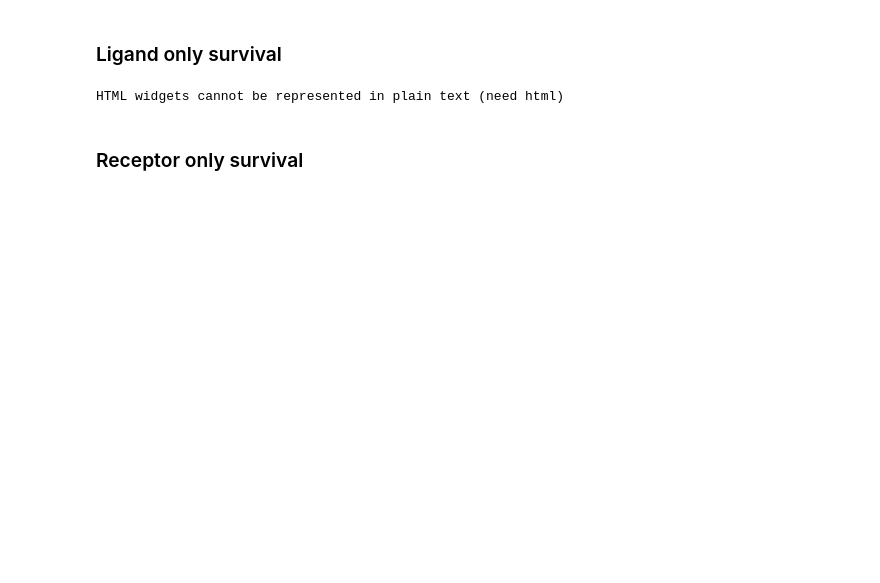
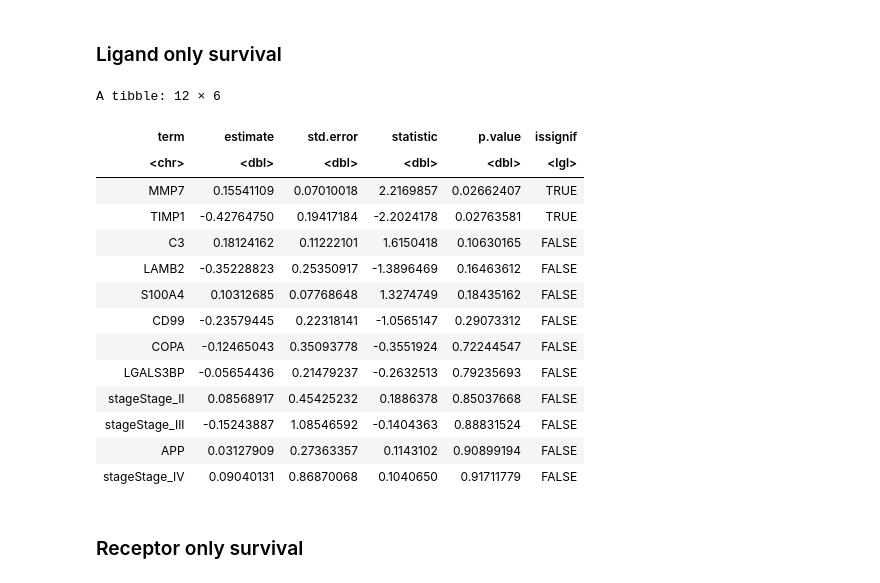
Before and after one commit to jsnagai/scACCorDiON, a Jupyter notebook: docs/source/notebooks/LRSurvival.ipynb, the cells around one changed output. Drawn from its saved outputs; the diff is of its cells as text; code cells hidden in the pictures; blank space fills up the shorter version.

```diff
--- a/docs/source/notebooks/LRSurvival.ipynb
+++ b/docs/source/notebooks/LRSurvival.ipynb
@@ -95,24 +110,38 @@ HTML widgets cannot be represented in plain text (need html)
 # %%
 results <-
   run_survival(
     comparison_oi = comparison_of_interest,
     lr_data = pdac_cci_data,
     tcga_exp_data = paad_tcga_expression_data,
     tcga_clinical_data = paad_tcga_clinical_data,
     selection_method = c("limma"),
     custom_selection = pairs,
     n_lr_selected = 10,
     which_get = c("ligand"),
     is_signif = TRUE,
     clinical_vars_in_model = c("stage")
   )
 #> Warning: Zero sample variances detected, have been offset away from zero
 results$cox_models$coxph_clinical.gene_expression |>
   broom::tidy() |>
-  dplyr::mutate(issignif=p.value<0.05) |>
-  reactable()
+  dplyr::mutate(issignif=p.value<0.05)  |>
+  dplyr::arrange(p.value)
 # %% [output]
-HTML widgets cannot be represented in plain text (need html)
+A tibble: 12 × 6
+| term | estimate | std.error | statistic | p.value | issignif |
+| <chr> | <dbl> | <dbl> | <dbl> | <dbl> | <lgl> |
+| MMP7 | 0.15541109 | 0.07010018 | 2.2169857 | 0.02662407 | TRUE |
+| TIMP1 | -0.42764750 | 0.19417184 | -2.2024178 | 0.02763581 | TRUE |
+| C3 | 0.18124162 | 0.11222101 | 1.6150418 | 0.10630165 | FALSE |
+| LAMB2 | -0.35228823 | 0.25350917 | -1.3896469 | 0.16463612 | FALSE |
+| S100A4 | 0.10312685 | 0.07768648 | 1.3274749 | 0.18435162 | FALSE |
+| CD99 | -0.23579445 | 0.22318141 | -1.0565147 | 0.29073312 | FALSE |
+| COPA | -0.12465043 | 0.35093778 | -0.3551924 | 0.72244547 | FALSE |
+| LGALS3BP | -0.05654436 | 0.21479237 | -0.2632513 | 0.79235693 | FALSE |
+| stageStage_II | 0.08568917 | 0.45425232 | 0.1886378 | 0.85037668 | FALSE |
+| stageStage_III | -0.15243887 | 1.08546592 | -0.1404363 | 0.88831524 | FALSE |
+| APP | 0.03127909 | 0.27363357 | 0.1143102 | 0.90899194 | FALSE |
+| stageStage_IV | 0.09040131 | 0.86870068 | 0.1040650 | 0.91711779 | FALSE |
 # %% [markdown]
 ### Receptor only survival
 # %%
```
Also changed, not shown: parts of 3 cells of this notebook.
